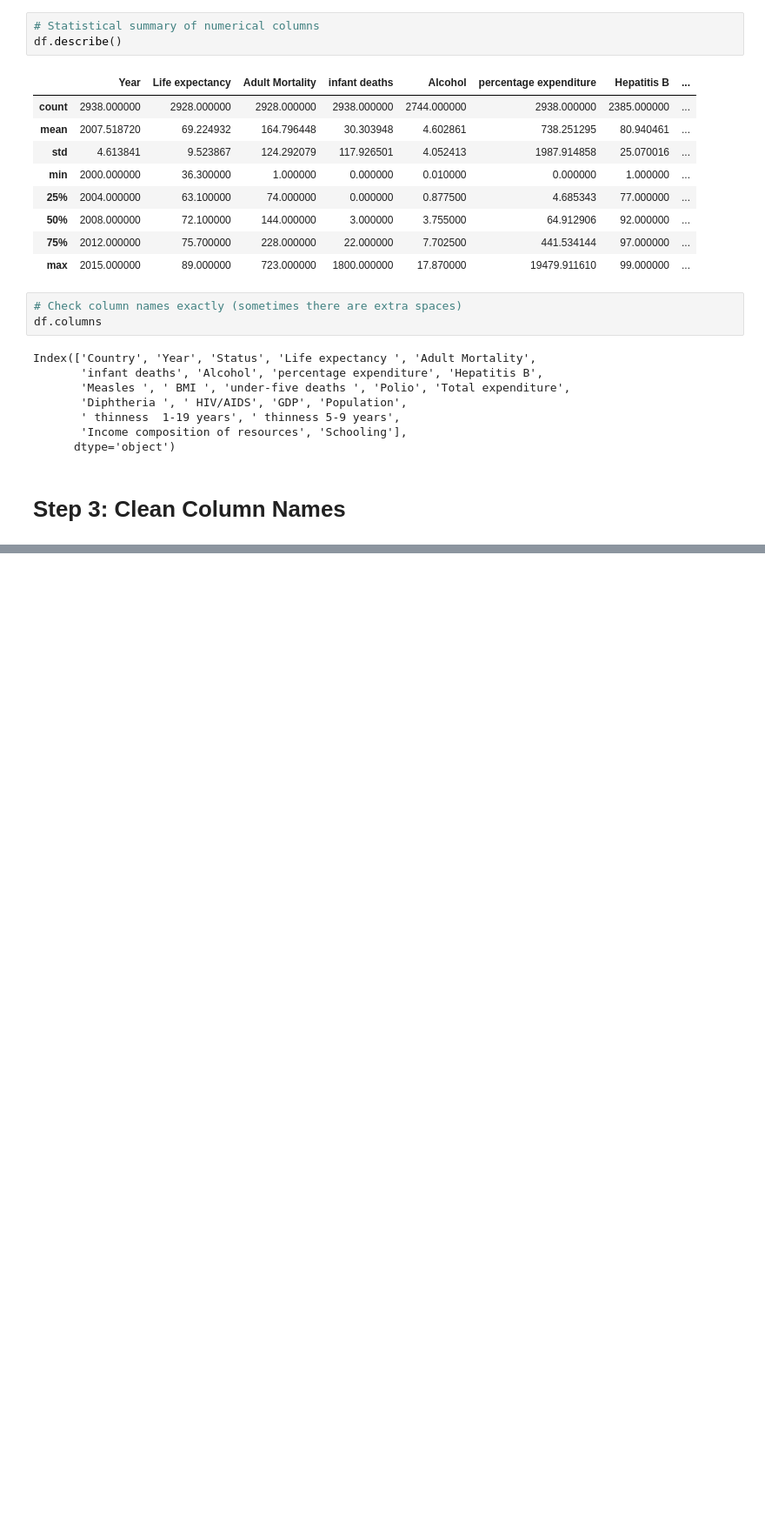
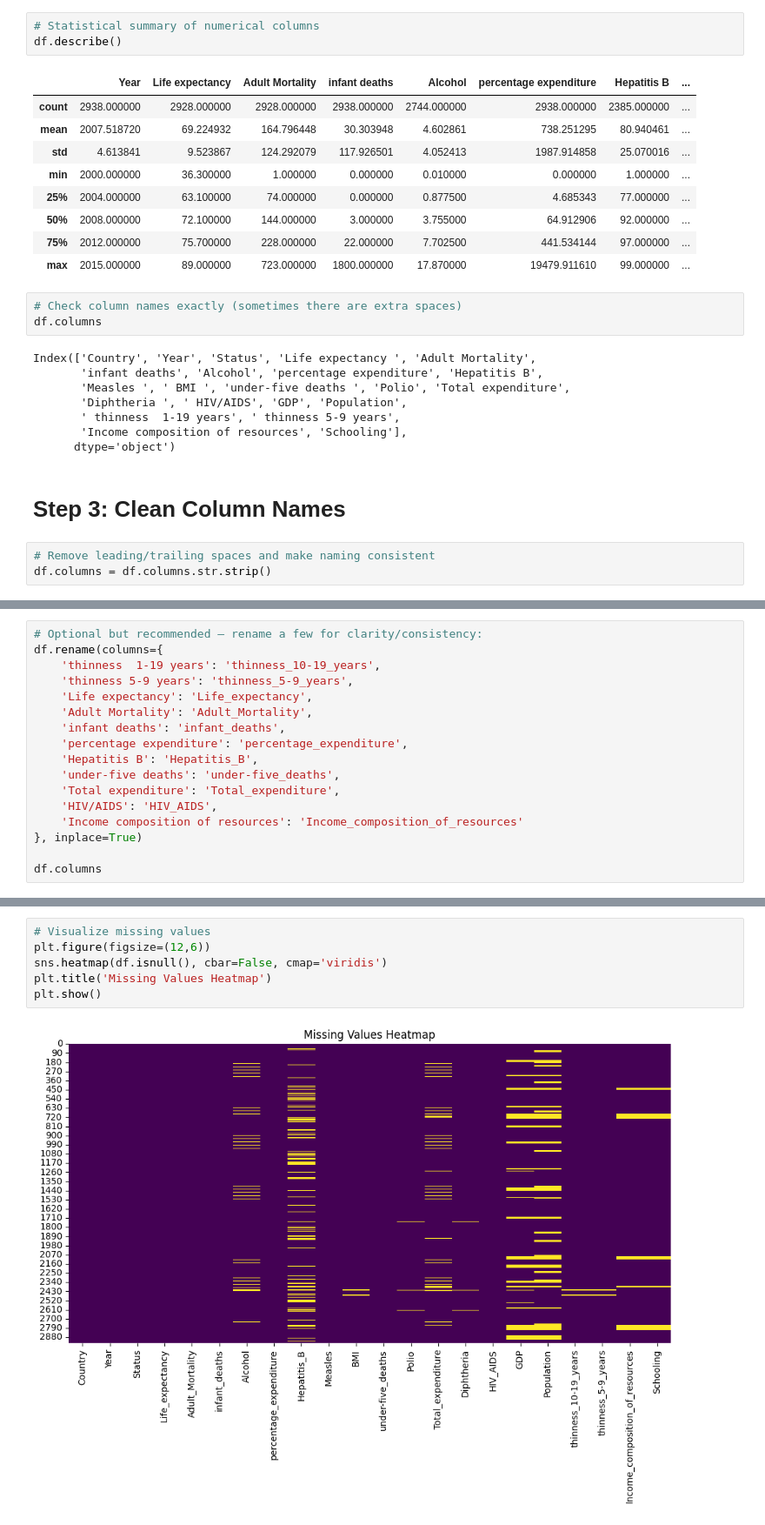
Before and after one commit to AiWriter404/who-life-expectancy-data-cleaning, a Jupyter notebook: who-life-expectancy-data-cleaning.ipynb, the cells around one changed output, grey strips where cells are left out. Shown at 87% size. Saved outputs shown, nothing was run; the diff lists cells and outputs as text; blank space fills up the shorter version.

Commit message:
Kaggle Notebook | who-life-expectancy-data-cleaning | Version 2

```diff
--- a/who-life-expectancy-data-cleaning.ipynb
+++ b/who-life-expectancy-data-cleaning.ipynb
@@ -99,3 +99,6 @@ Index(['Country', 'Year', 'Status', 'Life expectancy ', 'Adult Mortality',
       dtype='object')
 # %% [markdown]
 # **Step 3: Clean Column Names**
+# %%
+# Remove leading/trailing spaces and make naming consistent
+df.columns = df.columns.str.strip()
@@ -101,0 +115,17 @@ Index(['Country', 'Year', 'Status', 'Life expectancy ', 'Adult Mortality',
+# %%
+# Optional but recommended — rename a few for clarity/consistency:
+df.rename(columns={
+    'thinness  1-19 years': 'thinness_10-19_years',
+    'thinness 5-9 years': 'thinness_5-9_years',
+    'Life expectancy': 'Life_expectancy',
+    'Adult Mortality': 'Adult_Mortality',
+    'infant deaths': 'infant_deaths',
+    'percentage expenditure': 'percentage_expenditure',
+    'Hepatitis B': 'Hepatitis_B',
+    'under-five deaths': 'under-five_deaths',
+    'Total expenditure': 'Total_expenditure',
+    'HIV/AIDS': 'HIV_AIDS',
+    'Income composition of resources': 'Income_composition_of_resources'
+}, inplace=True)
+
+df.columns
@@ -101,0 +183,8 @@ Index(['Country', 'Year', 'Status', 'Life expectancy ', 'Adult Mortality',
+# %%
+# Visualize missing values
+plt.figure(figsize=(12,6))
+sns.heatmap(df.isnull(), cbar=False, cmap='viridis')
+plt.title('Missing Values Heatmap')
+plt.show()
+# %% [output]
+[figure, added]
```
Also changed, not shown: parts of 13 cells of this notebook.
